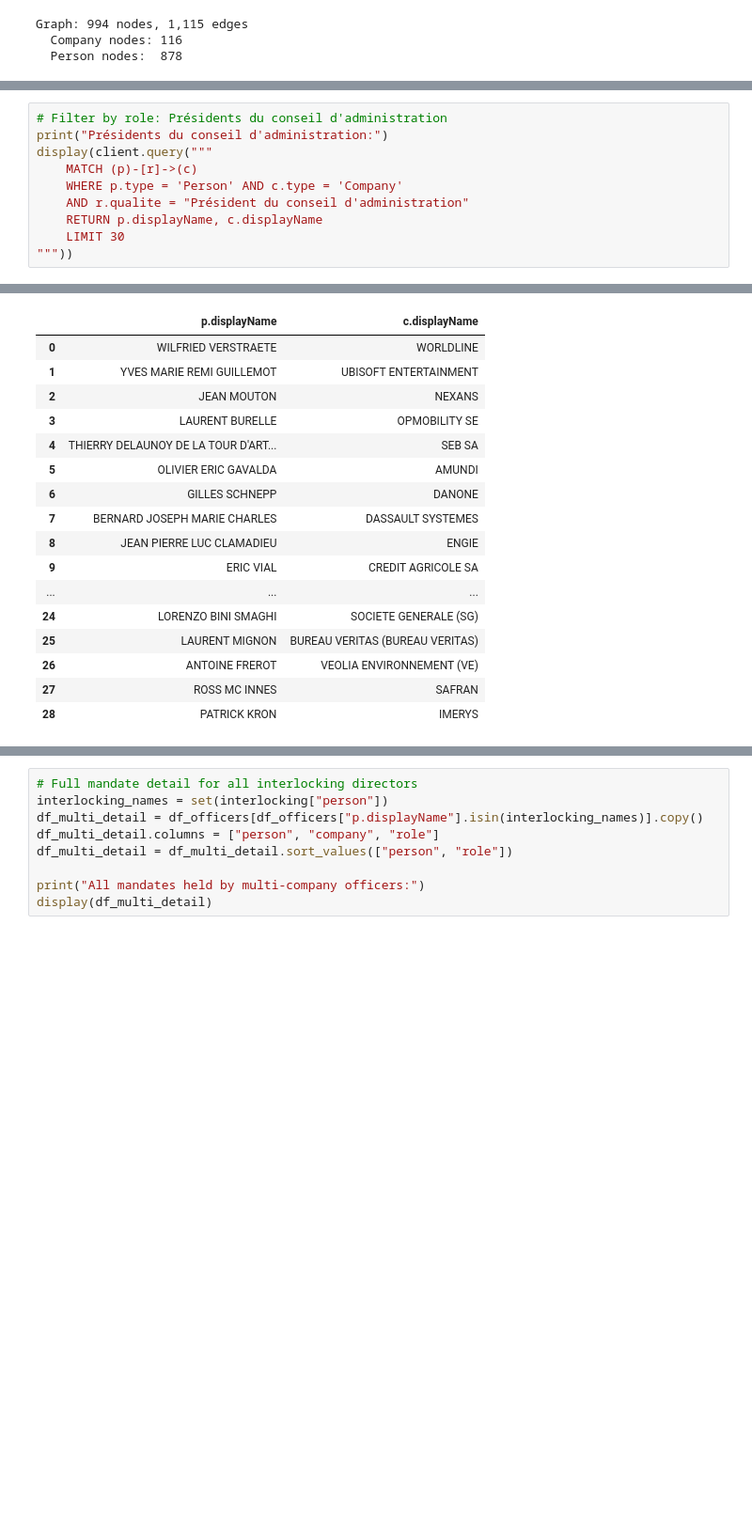
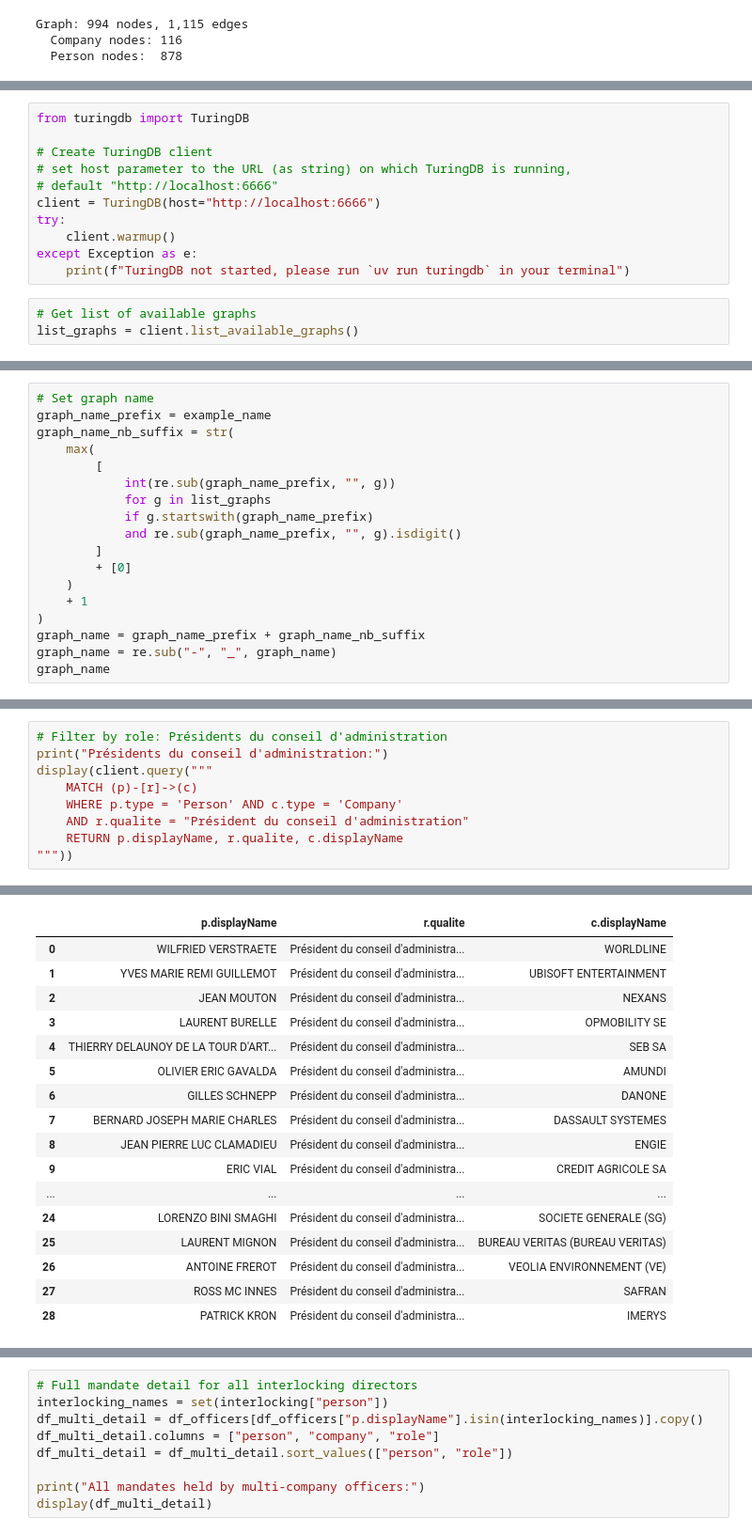
Before and after one commit to turing-db/turingdb-examples, a Jupyter notebook: examples/notebooks/public_version/french_corporate_network.ipynb, the cells around one changed output, grey strips where cells are left out. Shown at 94% size. Cells and saved outputs as stored; diff of their text form; blank space fills up the shorter version.

```diff
--- a/examples/notebooks/public_version/french_corporate_network.ipynb
+++ b/examples/notebooks/public_version/french_corporate_network.ipynb
@@ -307,0 +335,14 @@ TuringDB client connected
+# %%
+from turingdb import TuringDB
+
+# Create TuringDB client
+# set host parameter to the URL (as string) on which TuringDB is running,
+# default "http://localhost:6666"
+client = TuringDB(host="http://localhost:6666")
+try:
+    client.warmup()
+except Exception as e:
+    print(f"TuringDB not started, please run `uv run turingdb` in your terminal")
+# %%
+# Get list of available graphs
+list_graphs = client.list_available_graphs()
@@ -307,0 +356,18 @@ TuringDB client connected
+# %%
+# Set graph name
+graph_name_prefix = example_name
+graph_name_nb_suffix = str(
+    max(
+        [
+            int(re.sub(graph_name_prefix, "", g))
+            for g in list_graphs
+            if g.startswith(graph_name_prefix)
+            and re.sub(graph_name_prefix, "", g).isdigit()
+        ]
+        + [0]
+    )
+    + 1
+)
+graph_name = graph_name_prefix + graph_name_nb_suffix
+graph_name = re.sub("-", "_", graph_name)
+graph_name
@@ -457,29 +670,28 @@ Directeurs Généraux across all companies:
 # %%
 # Filter by role: Présidents du conseil d'administration
 print("Présidents du conseil d'administration:")
 display(client.query("""
     MATCH (p)-[r]->(c)
     WHERE p.type = 'Person' AND c.type = 'Company'
     AND r.qualite = "Président du conseil d'administration"
-    RETURN p.displayName, c.displayName
-    LIMIT 30
+    RETURN p.displayName, r.qualite, c.displayName
 """))
 # %% [output]
 Présidents du conseil d'administration:
-|  | p.displayName | c.displayName |
-| 0 | WILFRIED VERSTRAETE | WORLDLINE |
-| 1 | YVES MARIE REMI GUILLEMOT | UBISOFT ENTERTAINMENT |
-| 2 | JEAN MOUTON | NEXANS |
-| 3 | LAURENT BURELLE | OPMOBILITY SE |
-| 4 | THIERRY DELAUNOY DE LA TOUR D'ART... | SEB SA |
-| 5 | OLIVIER ERIC GAVALDA | AMUNDI |
-| 6 | GILLES SCHNEPP | DANONE |
-| 7 | BERNARD JOSEPH MARIE CHARLES | DASSAULT SYSTEMES |
-| 8 | JEAN PIERRE LUC CLAMADIEU | ENGIE |
-| 9 | ERIC VIAL | CREDIT AGRICOLE SA |
-| ... | ... | ... |
-| 24 | LORENZO BINI SMAGHI | SOCIETE GENERALE (SG) |
-| 25 | LAURENT MIGNON | BUREAU VERITAS (BUREAU VERITAS) |
-| 26 | ANTOINE FREROT | VEOLIA ENVIRONNEMENT (VE) |
-| 27 | ROSS MC INNES | SAFRAN |
-| 28 | PATRICK KRON | IMERYS |
+|  | p.displayName | r.qualite | c.displayName |
+| 0 | WILFRIED VERSTRAETE | Président du conseil d'administra... | WORLDLINE |
+| 1 | YVES MARIE REMI GUILLEMOT | Président du conseil d'administra... | UBISOFT ENTERTAINMENT |
+| 2 | JEAN MOUTON | Président du conseil d'administra... | NEXANS |
+| 3 | LAURENT BURELLE | Président du conseil d'administra... | OPMOBILITY SE |
+| 4 | THIERRY DELAUNOY DE LA TOUR D'ART... | Président du conseil d'administra... | SEB SA |
+| 5 | OLIVIER ERIC GAVALDA | Président du conseil d'administra... | AMUNDI |
+| 6 | GILLES SCHNEPP | Président du conseil d'administra... | DANONE |
+| 7 | BERNARD JOSEPH MARIE CHARLES | Président du conseil d'administra... | DASSAULT SYSTEMES |
+| 8 | JEAN PIERRE LUC CLAMADIEU | Président du conseil d'administra... | ENGIE |
+| 9 | ERIC VIAL | Président du conseil d'administra... | CREDIT AGRICOLE SA |
+| ... | ... | ... | ... |
+| 24 | LORENZO BINI SMAGHI | Président du conseil d'administra... | SOCIETE GENERALE (SG) |
+| 25 | LAURENT MIGNON | Président du conseil d'administra... | BUREAU VERITAS (BUREAU VERITAS) |
+| 26 | ANTOINE FREROT | Président du conseil d'administra... | VEOLIA ENVIRONNEMENT (VE) |
+| 27 | ROSS MC INNES | Président du conseil d'administra... | SAFRAN |
+| 28 | PATRICK KRON | Président du conseil d'administra... | IMERYS |
```
Also changed, not shown: parts of 57 cells of this notebook.
